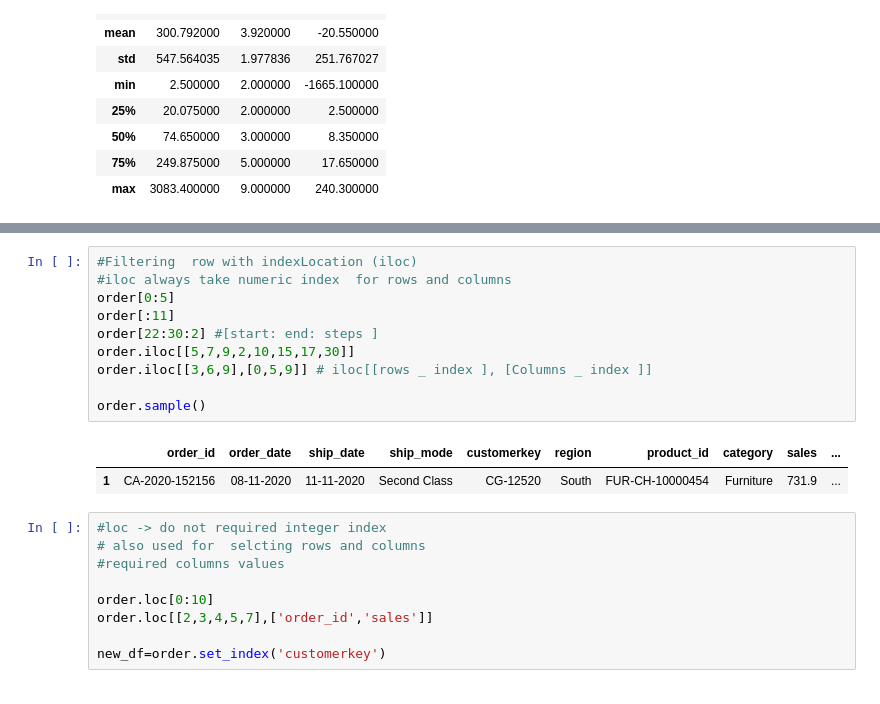
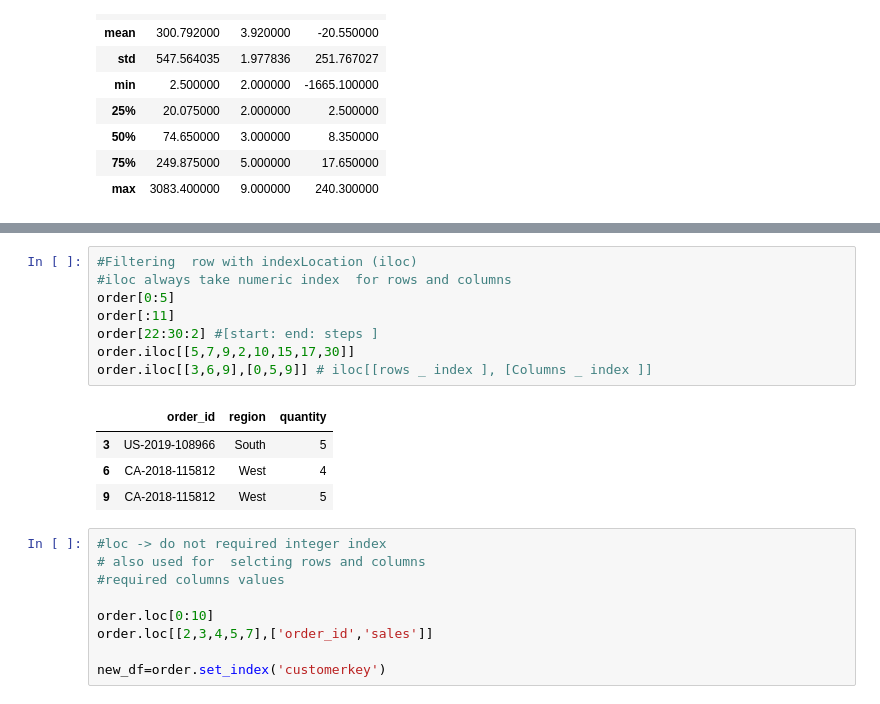
Before and after one commit to mohdayan3060-web/Fundamentals_of-_DE, a Jupyter notebook: Pandas/Demo02.ipynb, the cells around one changed output, grey strips where cells are left out. Saved outputs shown, nothing was run; the diff lists cells and outputs as text.

```diff
--- a/Pandas/Demo02.ipynb
+++ b/Pandas/Demo02.ipynb
@@ -92,8 +92,8 @@
-
-order.sample()
 # %% [output]
-|  | order_id | order_date | ship_date | ship_mode | customerkey | region | product_id | category | sales | ... |
-| 1 | CA-2020-152156 | 08-11-2020 | 11-11-2020 | Second Class | CG-12520 | South | FUR-CH-10000454 | Furniture | 731.9 | ... |
+|  | order_id | region | quantity |
+| 3 | US-2019-108966 | South | 5 |
+| 6 | CA-2018-115812 | West | 4 |
+| 9 | CA-2018-115812 | West | 5 |
 # %%
 #loc -> do not required integer index
 # also used for  selcting rows and columns
```
Also changed, not shown: parts of 12 cells of this notebook, 1 other file.
